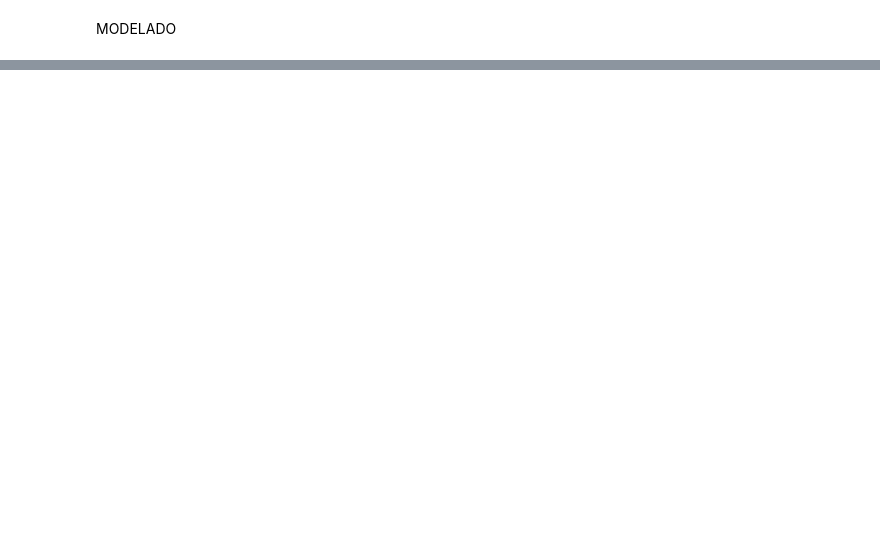
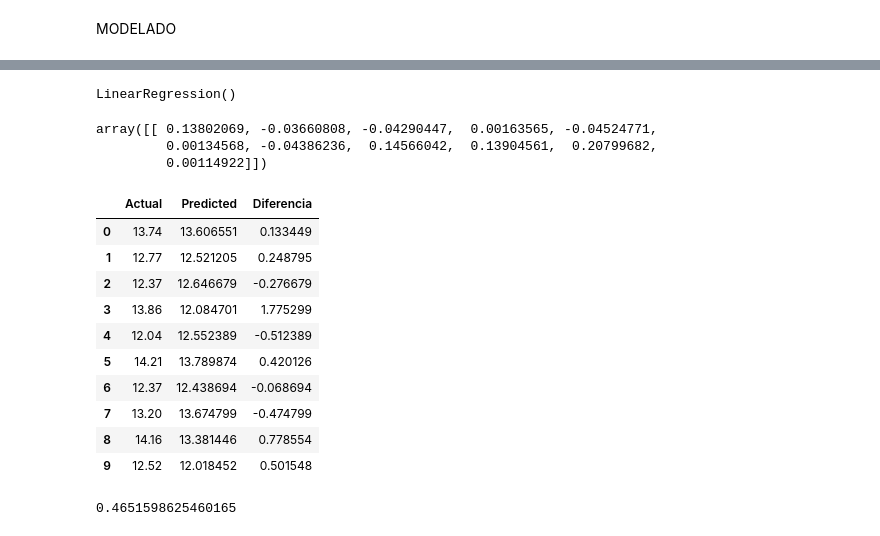
Before and after one commit to CAMAY3101/MachineLearning, a Jupyter notebook: EV2.ipynb, the cells around one changed output, grey strips where cells are left out. Drawn from its saved outputs; the diff is of its cells as text; code cells hidden in the pictures; blank space fills up the shorter version.

```diff
--- a/EV2.ipynb
+++ b/EV2.ipynb
@@ -217,0 +112,6 @@ print(rmse)
+# %%
+# importamos la herramienta para dividir los datos de SciKit-Learn
+from sklearn.model_selection import train_test_split
+
+# asignación de los datos 80% para entrenamiento y 20% para prueba
+X_train, X_test, y_train, y_test = train_test_split(x, y, test_size = 0.2)
@@ -217,0 +123,16 @@ print(rmse)
+# %%
+# aprendizaje automático con base en nuestros datos
+modelo_regresion.fit(X_train, y_train)
+# %% [output]
+LinearRegression()
+# %%
+
+x_columns = ["Malic acid", "Ash", "Alcalinity of ash", "Magnesium", "Total phenols",  "Flavanoids", "Nonflavanoid phenols",
+             "Proanthocyanins", "Color intensity", "Hue", "OD280/OD315 of diluted wines", "Proline"]
+
+coeff_df = pd.DataFrame(modelo_regresion.coef_[0], x_columns, columns=['Coeficientes'])
+modelo_regresion.coef_
+# %% [output]
+array([[ 0.13802069, -0.03660808, -0.04290447,  0.00163565, -0.04524771,
+         0.00134568, -0.04386236,  0.14566042,  0.13904561,  0.20799682,
+         0.00114922]])
@@ -217,0 +144,25 @@ print(rmse)
+# %%
+# creamos un dataframe con los valores actuales y los de predicción
+validacion = pd.DataFrame({'Actual': y_test[0], 'Predicted': y_pred[0], 'Diferencia': y_test[0] - y_pred[0] })
+validacion.head(10)
+# %% [output]
+|  | Actual | Predicted | Diferencia |
+| 0 | 13.74 | 13.606551 | 0.133449 |
+| 1 | 12.77 | 12.521205 | 0.248795 |
+| 2 | 12.37 | 12.646679 | -0.276679 |
+| 3 | 13.86 | 12.084701 | 1.775299 |
+| 4 | 12.04 | 12.552389 | -0.512389 |
+| 5 | 14.21 | 13.789874 | 0.420126 |
+| 6 | 12.37 | 12.438694 | -0.068694 |
+| 7 | 13.20 | 13.674799 | -0.474799 |
+| 8 | 14.16 | 13.381446 | 0.778554 |
+| 9 | 12.52 | 12.018452 | 0.501548 |
+# %%
+from sklearn.metrics import mean_squared_error
+from sklearn.metrics import r2_score
+y_pred = y_pred.reshape(36, 1)
+y_test = y_test.reshape(36, 1)
+# importamos la métrica R cuadrada (coeficiente de determinación)
+r2_score(y_test, y_pred)  # ingresamos nuestros valores reales y calculados
+# %% [output]
+0.4651598625460165
```
Also changed, not shown: parts of 16 cells of this notebook, 2 other files.
